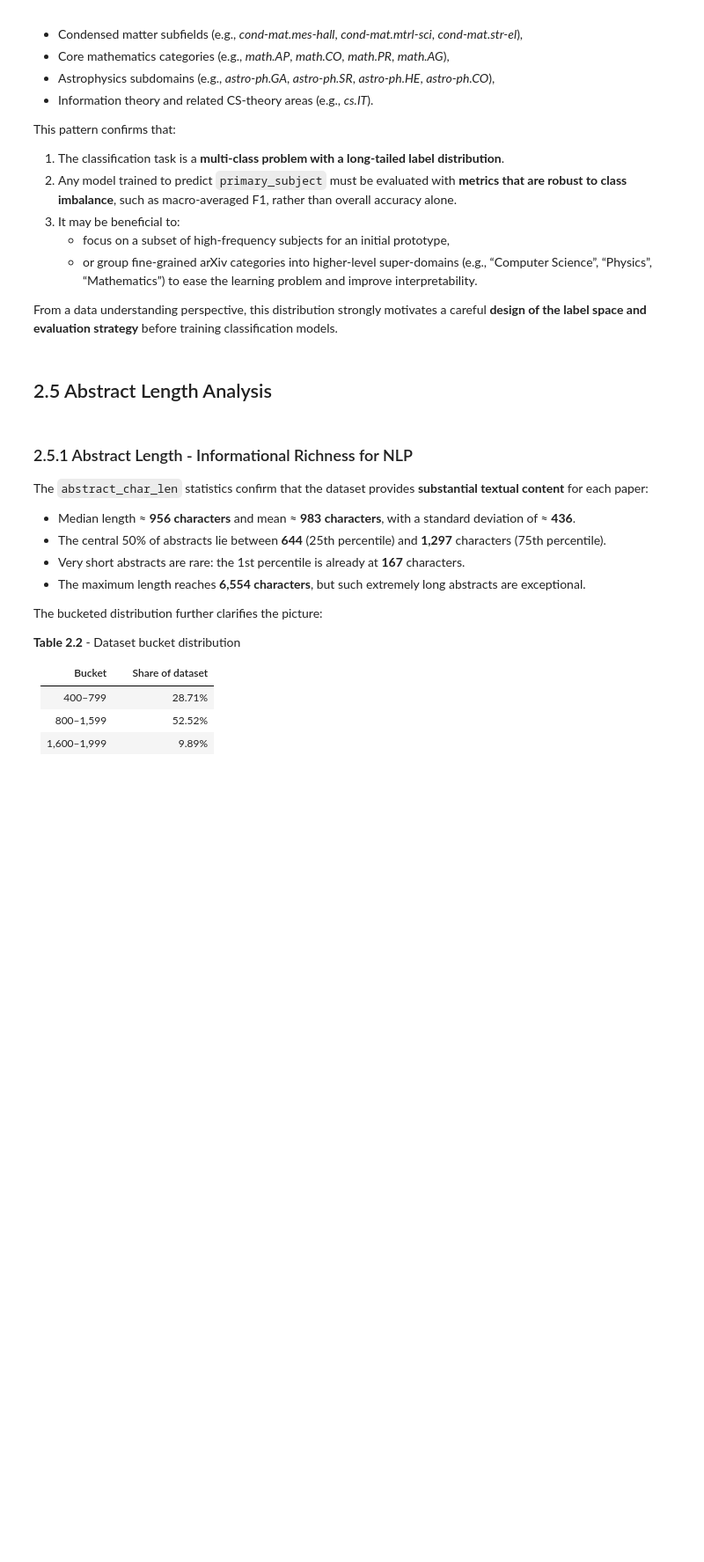
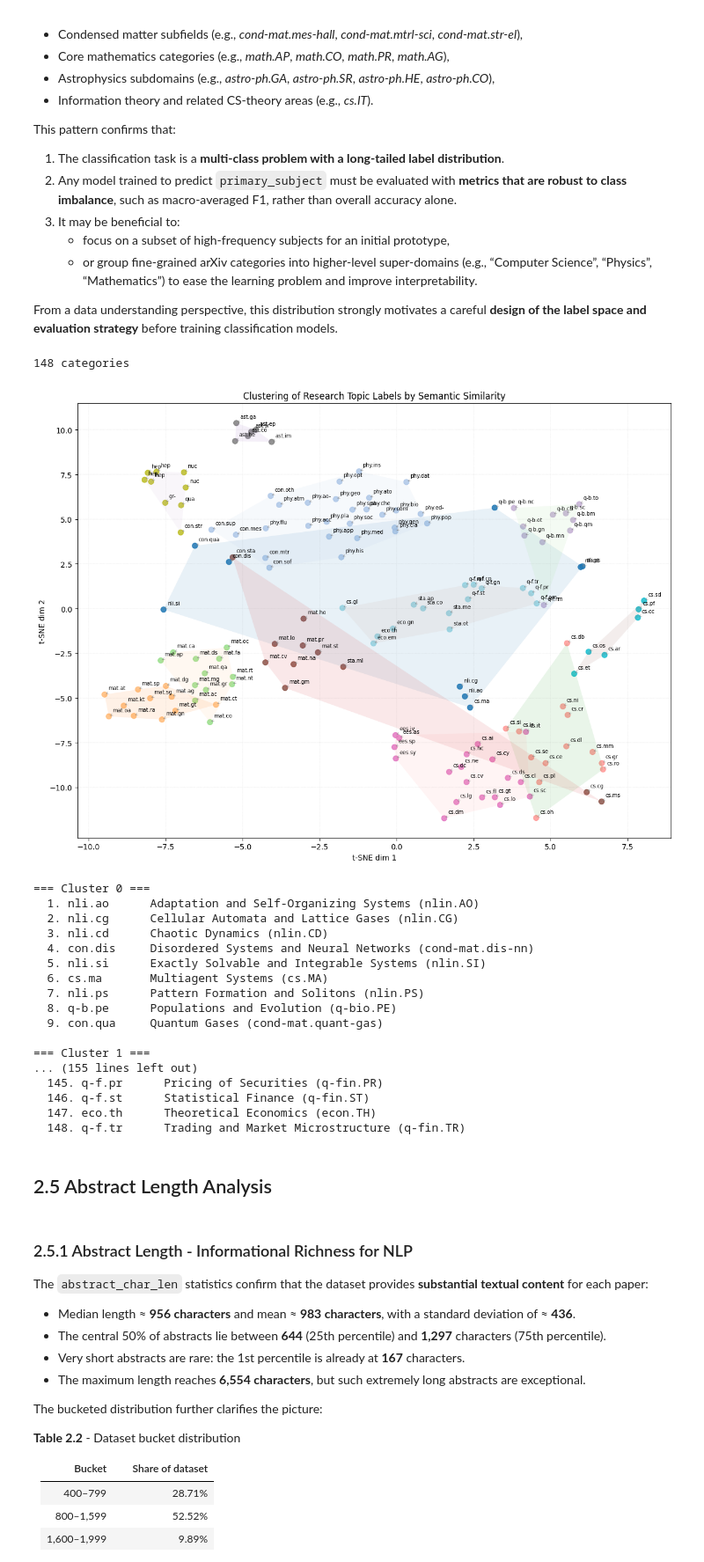
Before and after one commit to logus2k/genai_p2, a Jupyter notebook: glm_project3_final_report_v3.ipynb, the cells around one changed output. Shown at 88% size. Drawn from its saved outputs; the diff is of its cells as text; code cells hidden in the pictures; blank space fills up the shorter version.

Commit message:
Add Clustering of Research Topic Labels by Semantic Similaritychart to DU

```diff
--- a/glm_project3_final_report_v3.ipynb
+++ b/glm_project3_final_report_v3.ipynb
@@ -412,3 +802,40 @@ From a data understanding perspective, this distribution strongly motivates a ca
+# %%
+# Build the categories list
+categories = sorted(df["primary_subject"].dropna().unique().tolist())
+print(len(categories), "categories")  # should be 148
+
+# Create the visualizer
+viz = LabelClusterVisualizer(
+    model_name=model_path,
+    n_clusters=12,
+    max_length=64,
+)
+
+# Run the visualization
+result = viz.visualize(categories)
+
+# Print a text summary of each cluster
+viz.print_cluster_summary()
+# %% [output]
+148 categories
+[figure, added]
+=== Cluster 0 ===
+  1. nli.ao      Adaptation and Self-Organizing Systems (nlin.AO)
+  2. nli.cg      Cellular Automata and Lattice Gases (nlin.CG)
+  3. nli.cd      Chaotic Dynamics (nlin.CD)
+  4. con.dis     Disordered Systems and Neural Networks (cond-mat.dis-nn)
+  5. nli.si      Exactly Solvable and Integrable Systems (nlin.SI)
+  6. cs.ma       Multiagent Systems (cs.MA)
+  7. nli.ps      Pattern Formation and Solitons (nlin.PS)
+  8. q-b.pe      Populations and Evolution (q-bio.PE)
+  9. con.qua     Quantum Gases (cond-mat.quant-gas)
+
+=== Cluster 1 ===
+... (155 lines left out)
+  145. q-f.pr      Pricing of Securities (q-fin.PR)
+  146. q-f.st      Statistical Finance (q-fin.ST)
+  147. eco.th      Theoretical Economics (econ.TH)
+  148. q-f.tr      Trading and Market Microstructure (q-fin.TR)
 # %% [markdown]
 ## 2.5 Abstract Length Analysis
 # %%
```
Also changed, not shown: parts of 13 cells of this notebook.
